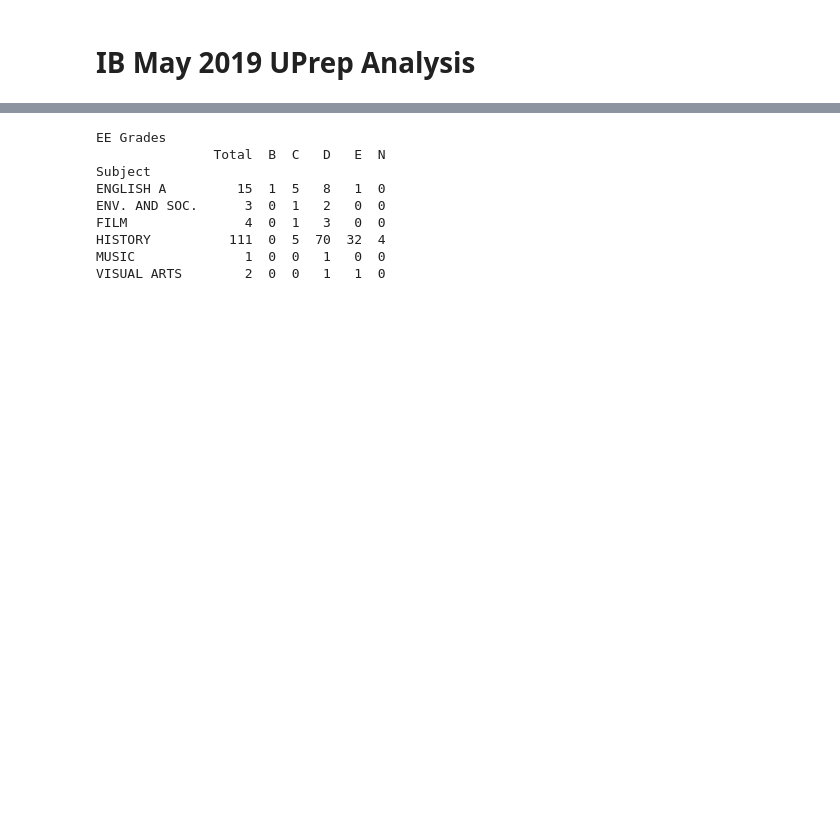
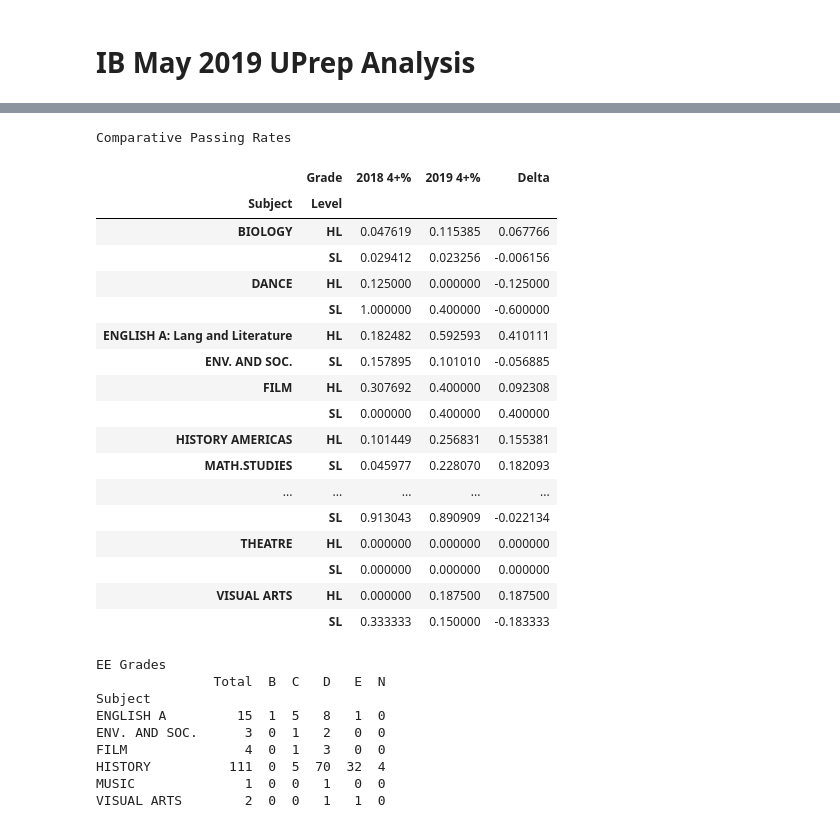
Before and after one commit to dpchurchman/Portfolio, a Jupyter notebook: IB May 2019 UPrep Analysis.ipynb, the cells around one changed output, grey strips where cells are left out. Saved outputs shown, nothing was run; the diff lists cells and outputs as text; code cells hidden in the pictures; blank space fills up the shorter version.

```diff
--- a/IB May 2019 UPrep Analysis.ipynb
+++ b/IB May 2019 UPrep Analysis.ipynb
@@ -238,6 +486,40 @@ fig = go.Figure(data=data,layout=layout)
 py.iplot(fig)
 # %% [output]
 [interactive output not drawn]
+# %%
+passing19 = grades_pivot[['Subject','Level','4+%']]
+passing19 = passing19.set_index(['Subject','Level'])
+passing19.rename(columns={'4+%':'2019 4+%'},inplace=True)
+
+passing18 = grades_pivot18[['Subject','Level','4+%']]
+passing18 = passing18.set_index(['Subject','Level'])
+passing18.rename(columns={'4+%':'2018 4+%'},inplace=True)
+
+passing = pd.concat([passing18,passing19],axis=1)
+passing['Delta'] = passing['2019 4+%'] - passing['2018 4+%']
+# %%
+print('Comparative Passing Rates')
+passing
+# %% [output]
+Comparative Passing Rates
+|  | Grade | 2018 4+% | 2019 4+% | Delta |
+| Subject | Level |  |  |  |
+| BIOLOGY | HL | 0.047619 | 0.115385 | 0.067766 |
+|  | SL | 0.029412 | 0.023256 | -0.006156 |
+| DANCE | HL | 0.125000 | 0.000000 | -0.125000 |
+|  | SL | 1.000000 | 0.400000 | -0.600000 |
+| ENGLISH A: Lang and Literature | HL | 0.182482 | 0.592593 | 0.410111 |
+| ENV. AND SOC. | SL | 0.157895 | 0.101010 | -0.056885 |
+| FILM | HL | 0.307692 | 0.400000 | 0.092308 |
+|  | SL | 0.000000 | 0.400000 | 0.400000 |
+| HISTORY AMERICAS | HL | 0.101449 | 0.256831 | 0.155381 |
+| MATH.STUDIES | SL | 0.045977 | 0.228070 | 0.182093 |
+| ... | ... | ... | ... | ... |
+|  | SL | 0.913043 | 0.890909 | -0.022134 |
+| THEATRE | HL | 0.000000 | 0.000000 | 0.000000 |
+|  | SL | 0.000000 | 0.000000 | 0.000000 |
+| VISUAL ARTS | HL | 0.000000 | 0.187500 | 0.187500 |
+|  | SL | 0.333333 | 0.150000 | -0.183333 |
 # %%
 EE = all_courses[(all_courses['Level'] == 'EE')]
 #courses['Title'] = courses['Subject'] +' - ' + courses['Level']
```
Also changed, not shown: parts of 28 cells of this notebook.
